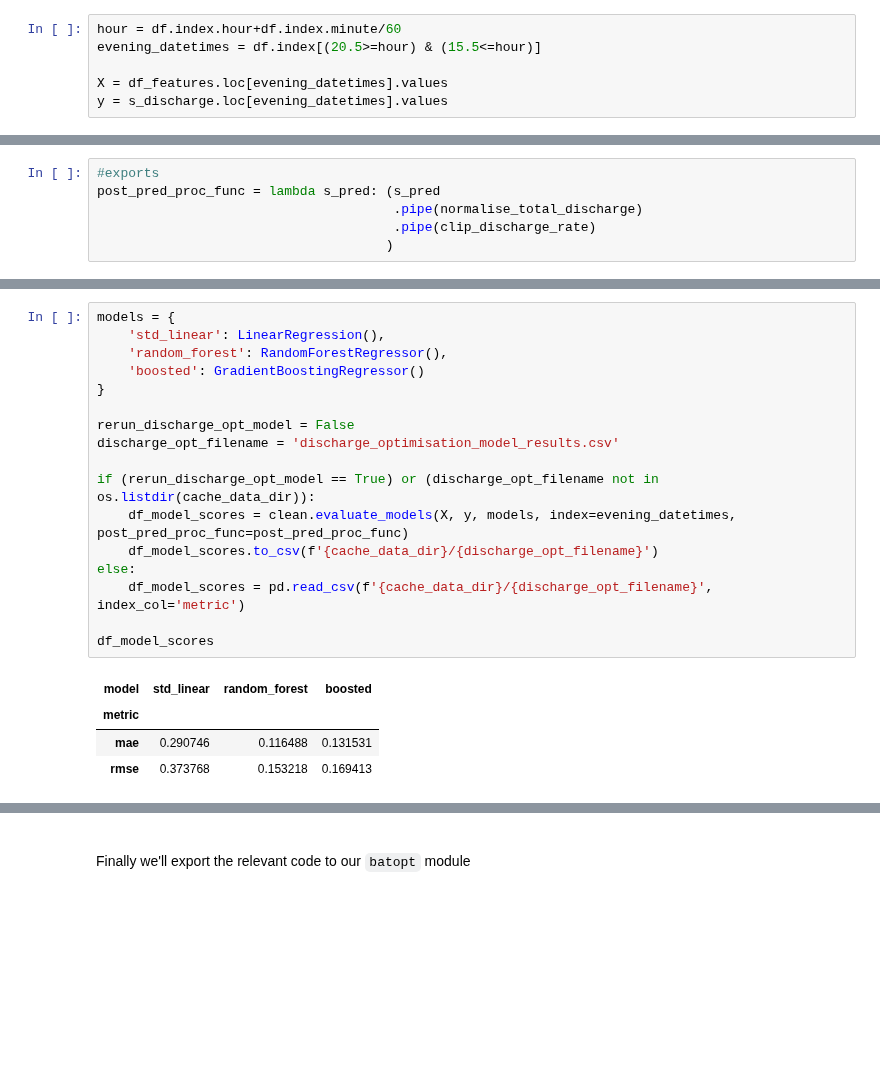
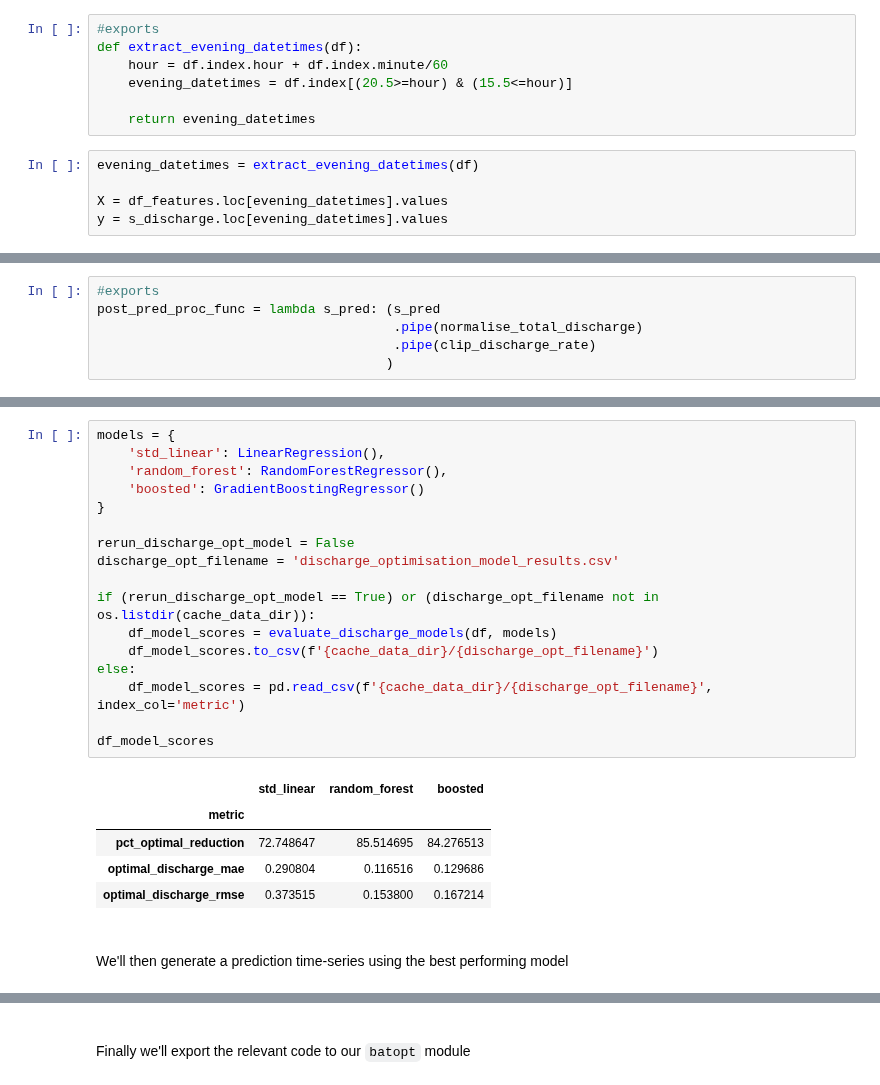
Before and after one commit to AyrtonB/WPD-DS-Challenge, a Jupyter notebook: nbs/02-battery-discharge.ipynb, the cells around one changed output, grey strips where cells are left out. Saved outputs shown, nothing was run; the diff lists cells and outputs as text; blank space fills up the shorter version.

```diff
--- a/nbs/02-battery-discharge.ipynb
+++ b/nbs/02-battery-discharge.ipynb
@@ -370,6 +385,12 @@ df_features.head()
 # %%
-hour = df.index.hour+df.index.minute/60
-evening_datetimes = df.index[(20.5>=hour) & (15.5<=hour)]
+#exports
+def extract_evening_datetimes(df):
+    hour = df.index.hour + df.index.minute/60
+    evening_datetimes = df.index[(20.5>=hour) & (15.5<=hour)]
 
-X = df_features.loc[evening_datetimes].values
-y = s_discharge.loc[evening_datetimes].values
+    return evening_datetimes
+# %%
+evening_datetimes = extract_evening_datetimes(df)
+
+X = df_features.loc[evening_datetimes].values
+y = s_discharge.loc[evening_datetimes].values
@@ -454,23 +530,28 @@ post_pred_proc_func = lambda s_pred: (s_pred
 # %%
 models = {
     'std_linear': LinearRegression(),
     'random_forest': RandomForestRegressor(),
     'boosted': GradientBoostingRegressor()
 }
 
 rerun_discharge_opt_model = False
 discharge_opt_filename = 'discharge_optimisation_model_results.csv'
 
 if (rerun_discharge_opt_model == True) or (discharge_opt_filename not in os.listdir(cache_data_dir)):
-    df_model_scores = clean.evaluate_models(X, y, models, index=evening_datetimes, post_pred_proc_func=post_pred_proc_func)
+    df_model_scores = evaluate_discharge_models(df, models)
     df_model_scores.to_csv(f'{cache_data_dir}/{discharge_opt_filename}')
 else:
     df_model_scores = pd.read_csv(f'{cache_data_dir}/{discharge_opt_filename}', index_col='metric')
 
 df_model_scores
 # %% [output]
-| model | std_linear | random_forest | boosted |
+|  | std_linear | random_forest | boosted |
 | metric |  |  |  |
-| mae | 0.290746 | 0.116488 | 0.131531 |
-| rmse | 0.373768 | 0.153218 | 0.169413 |
+| pct_optimal_reduction | 72.748647 | 85.514695 | 84.276513 |
+| optimal_discharge_mae | 0.290804 | 0.116516 | 0.129686 |
+| optimal_discharge_rmse | 0.373515 | 0.153800 | 0.167214 |
+# %% [markdown]
+<br>
+
+We'll then generate a prediction time-series using the best performing model
 # %%
```
Also changed, not shown: parts of 27 cells of this notebook, 6 other files.
